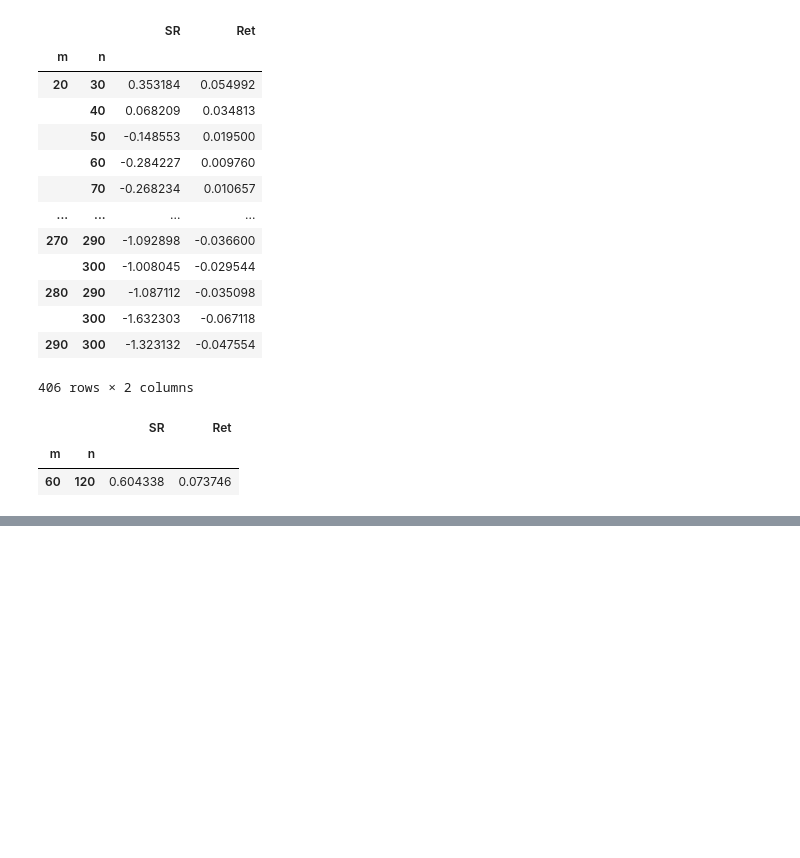
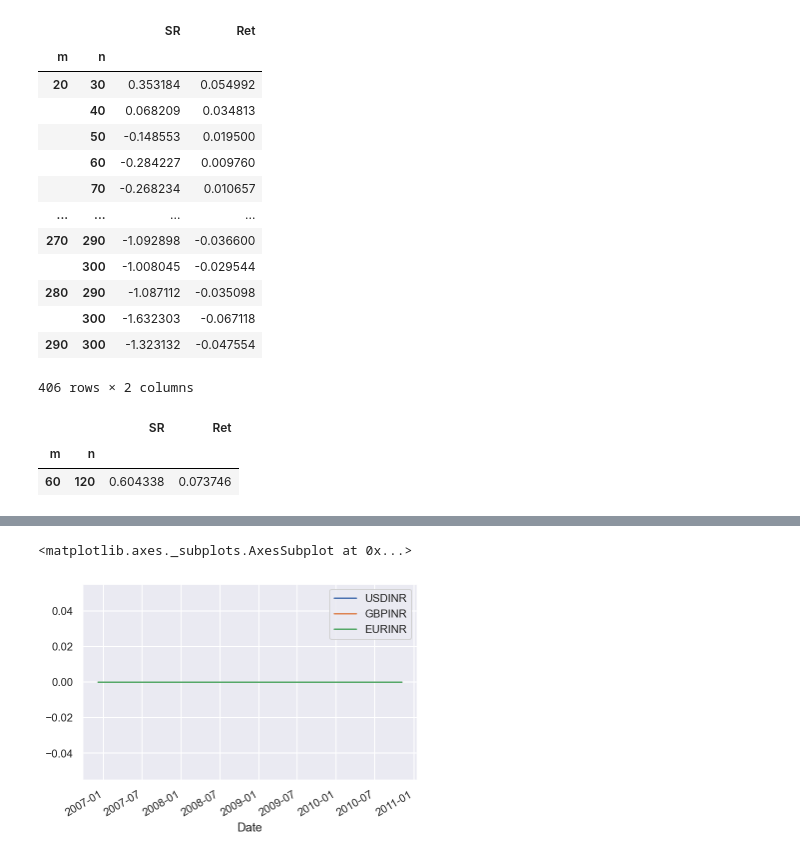
Before and after one commit to NehrenD/algo_trading_and_quant_strategies, a Jupyter notebook: exercises/chapter5_solutions.ipynb, the cells around one changed output, grey strips where cells are left out. Saved outputs shown, nothing was run; the diff lists cells and outputs as text; code cells hidden in the pictures; blank space fills up the shorter version.

```diff
--- a/exercises/chapter5_solutions.ipynb
+++ b/exercises/chapter5_solutions.ipynb
@@ -513,0 +521,24 @@ results.loc[results.SR == results.SR.max()]
+# %%
+def calc_strength(df,choose_positive):
+        if choose_positive:
+            return df.loc[df > 0].abs().mean()
+        else:
+            return df.loc[df  < 0].abs().mean()
+
+def rsi_strategy(prices,params):
+
+    fx_rets = prices.pct_change().dropna()
+
+    U = fx_rets.rolling(params['m']).apply(calc_strength,args=[True])
+    D = fx_rets.rolling(params['m']).apply(calc_strength,args=[False])
+
+
+    RSI = 100*(U/(U+D))
+
+    signal = 0*fx_rets
+    for currency in prices.columns:
+
+        rsi = RSI.loc[:,currency]
+        signal.loc[rsi < 30,currency]= 1
+        signal.loc[rsi > 70,currency] = -1
+    return signal
@@ -513,0 +586,20 @@ results.loc[results.SR == results.SR.max()]
+# %%
+fx_rets = fx_prices.pct_change().dropna()
+
+U = fx_rets.rolling(60).apply(calc_strength,args=[True])
+D = fx_rets.rolling(60).apply(calc_strength,args=[False])
+
+
+RSI = 100*U/(U+D)
+
+signal = 0*fx_rets
+for currency in fx_prices.columns:
+
+    rsi = RSI.loc[:,currency]
+    signal.loc[rsi < 30,currency]= 1
+    signal.loc[rsi > 70,currency] = -1
+# %%
+signal.plot()
+# %% [output]
+<matplotlib.axes._subplots.AxesSubplot at 0x...>
+[figure, added]
```
Also changed, not shown: parts of 16 cells of this notebook, 2 other files.
